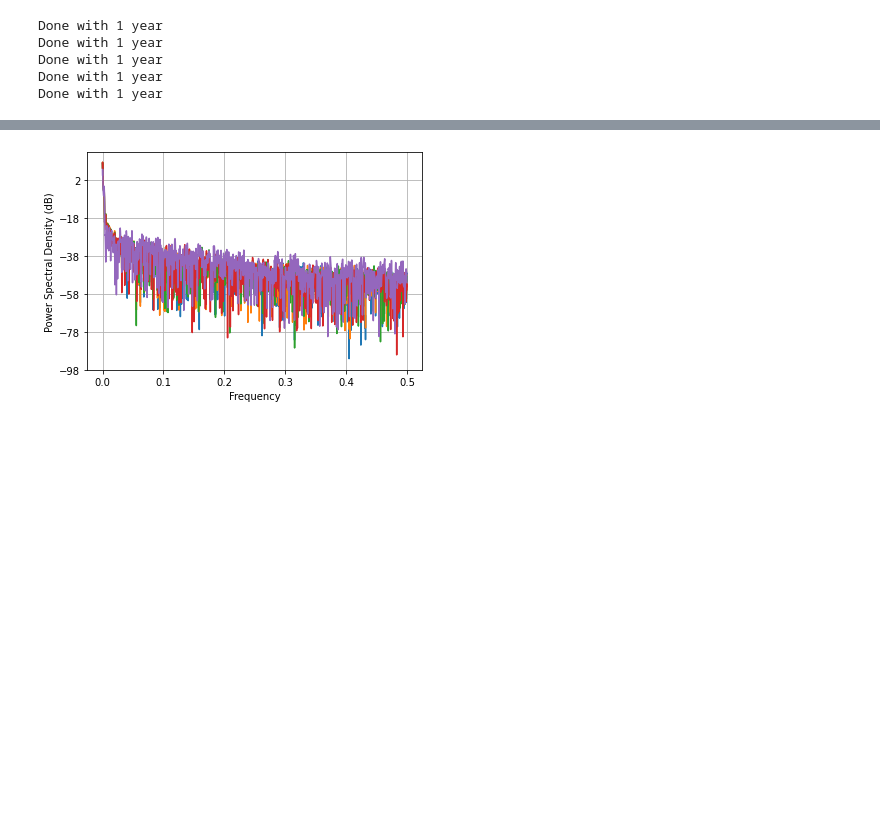
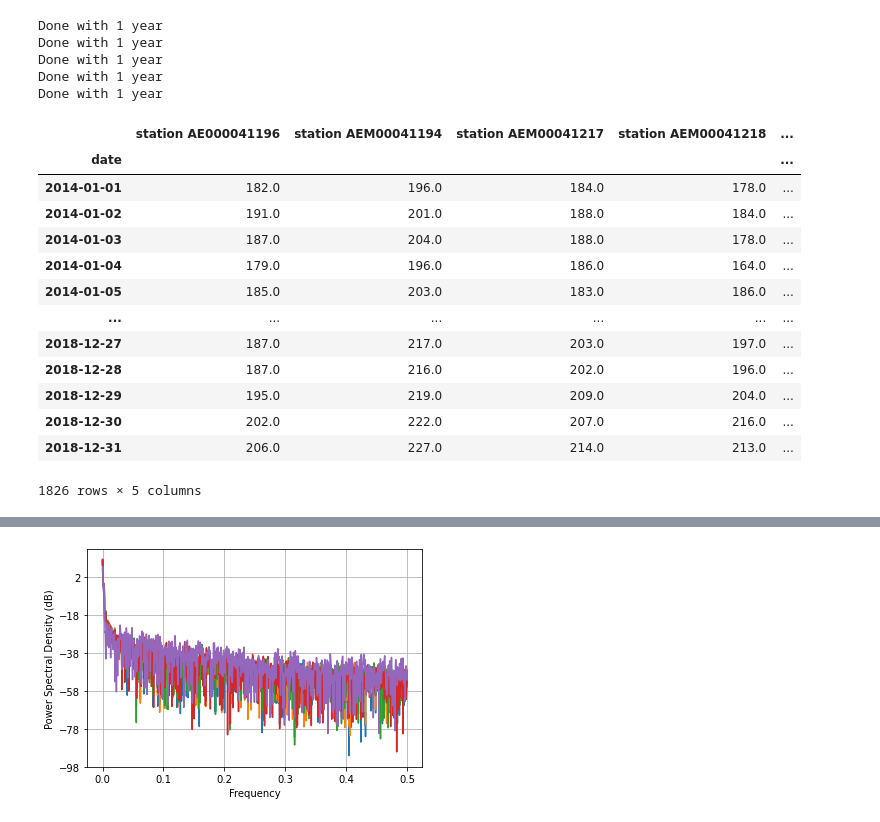
Before and after one commit to athena-ye/Historical-Data, a Jupyter notebook: Historical Data.ipynb, the cells around one changed output, grey strips where cells are left out. Saved outputs shown, nothing was run; the diff lists cells and outputs as text; code cells hidden in the pictures; blank space fills up the shorter version.

```diff
--- a/Historical Data.ipynb
+++ b/Historical Data.ipynb
@@ -127,3 +127,20 @@ Done with 1 year
 Done with 1 year
 Done with 1 year
 Done with 1 year
+# %%
+avgoverall
+# %% [output]
+|  | station AE000041196 | station AEM00041194 | station AEM00041217 | station AEM00041218 | ... |
+| date |  |  |  |  | ... |
+| 2014-01-01 | 182.0 | 196.0 | 184.0 | 178.0 | ... |
+| 2014-01-02 | 191.0 | 201.0 | 188.0 | 184.0 | ... |
+| 2014-01-03 | 187.0 | 204.0 | 188.0 | 178.0 | ... |
+| 2014-01-04 | 179.0 | 196.0 | 186.0 | 164.0 | ... |
+| 2014-01-05 | 185.0 | 203.0 | 183.0 | 186.0 | ... |
+| ... | ... | ... | ... | ... | ... |
+| 2018-12-27 | 187.0 | 217.0 | 203.0 | 197.0 | ... |
+| 2018-12-28 | 187.0 | 216.0 | 202.0 | 196.0 | ... |
+| 2018-12-29 | 195.0 | 219.0 | 209.0 | 204.0 | ... |
+| 2018-12-30 | 202.0 | 222.0 | 207.0 | 216.0 | ... |
+| 2018-12-31 | 206.0 | 227.0 | 214.0 | 213.0 | ... |
+1826 rows × 5 columns
```
Also changed, not shown: parts of 5 cells of this notebook.
